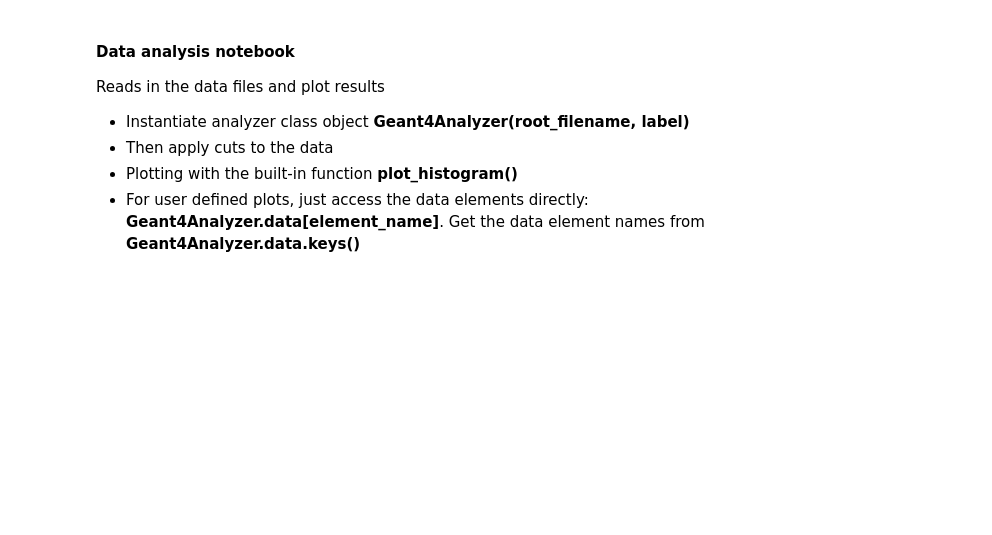
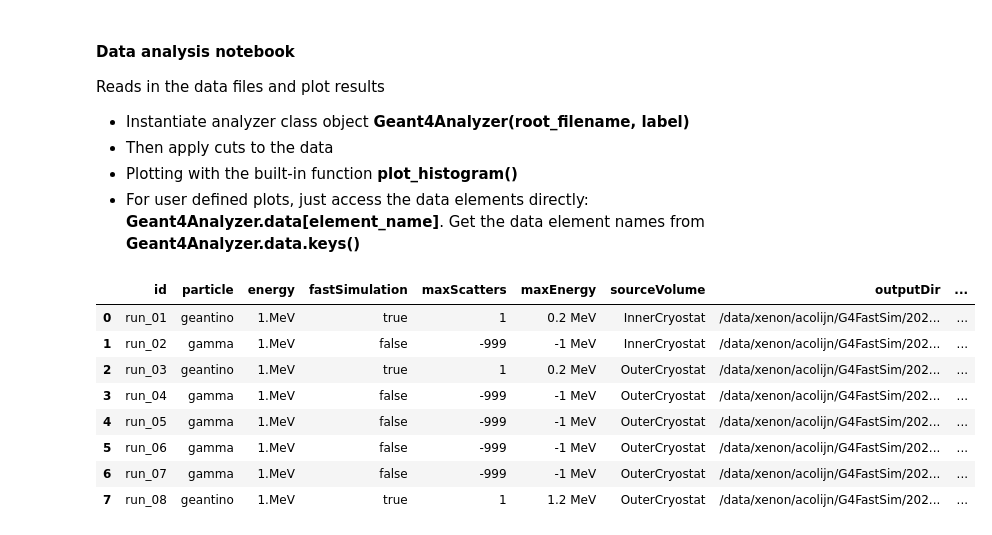
Before and after one commit to acolijn/G4FastSim, a Jupyter notebook: notebook/analysis.ipynb, the cells around one changed output. Drawn from its saved outputs; the diff is of its cells as text; code cells hidden in the pictures; blank space fills up the shorter version.

```diff
--- a/notebook/analysis.ipynb
+++ b/notebook/analysis.ipynb
@@ -10 +15,14 @@ Reads in the data files and plot results
+# %%
+manager = RunManager("../scripts/config.json")
+display(manager.display_all_runs(include_deleted=False))
+# %% [output]
+|  | id | particle | energy | fastSimulation | maxScatters | maxEnergy | sourceVolume | outputDir | ... |
+| 0 | run_01 | geantino | 1.MeV | true | 1 | 0.2 MeV | InnerCryostat | /data/xenon/acolijn/G4FastSim/202... | ... |
+| 1 | run_02 | gamma | 1.MeV | false | -999 | -1 MeV | InnerCryostat | /data/xenon/acolijn/G4FastSim/202... | ... |
+| 2 | run_03 | geantino | 1.MeV | true | 1 | 0.2 MeV | OuterCryostat | /data/xenon/acolijn/G4FastSim/202... | ... |
+| 3 | run_04 | gamma | 1.MeV | false | -999 | -1 MeV | OuterCryostat | /data/xenon/acolijn/G4FastSim/202... | ... |
+| 4 | run_05 | gamma | 1.MeV | false | -999 | -1 MeV | OuterCryostat | /data/xenon/acolijn/G4FastSim/202... | ... |
+| 5 | run_06 | gamma | 1.MeV | false | -999 | -1 MeV | OuterCryostat | /data/xenon/acolijn/G4FastSim/202... | ... |
+| 6 | run_07 | gamma | 1.MeV | false | -999 | -1 MeV | OuterCryostat | /data/xenon/acolijn/G4FastSim/202... | ... |
+| 7 | run_08 | geantino | 1.MeV | true | 1 | 1.2 MeV | OuterCryostat | /data/xenon/acolijn/G4FastSim/202... | ... |
 # %%
```
Also changed, not shown: parts of 9 cells of this notebook, 16 other files.
